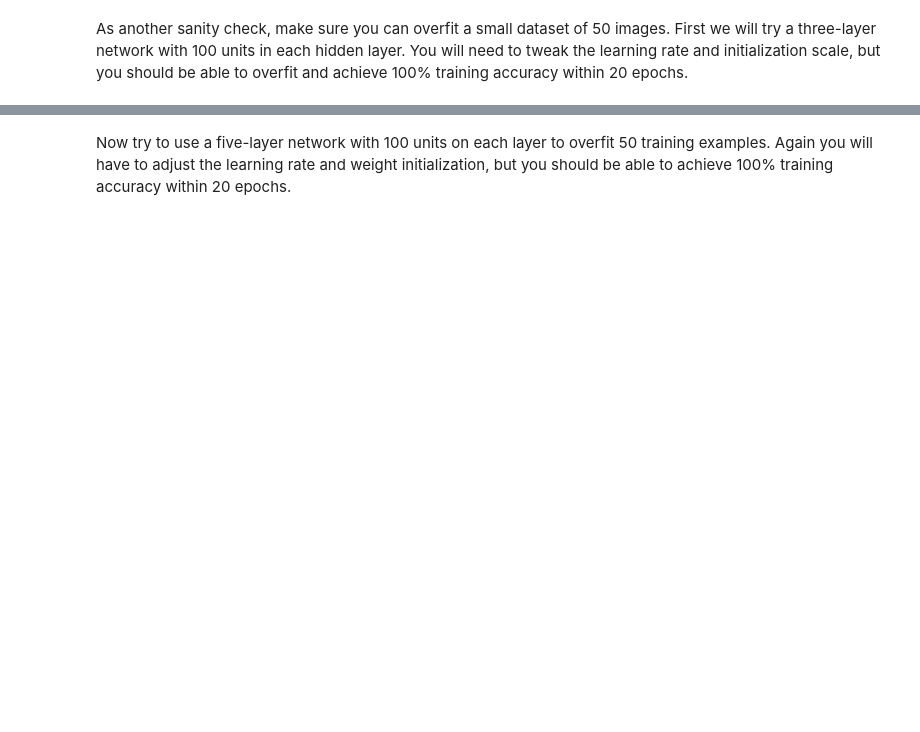
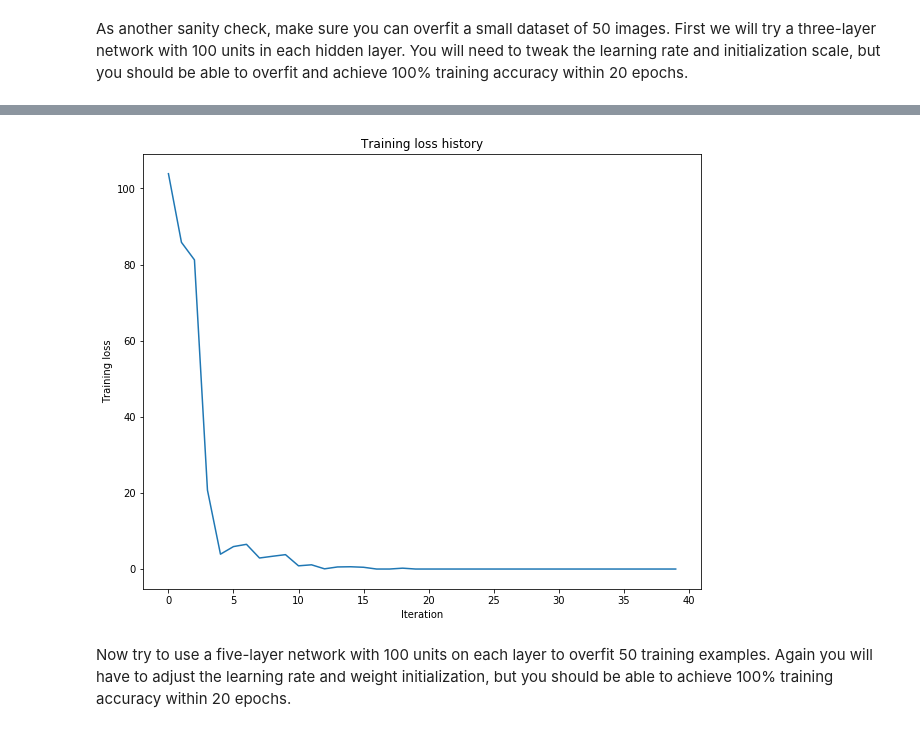
Before and after one commit to divyanshj16/cs231n, a Jupyter notebook: assignment2/FullyConnectedNets.ipynb, the cells around one changed output, grey strips where cells are left out. Drawn from its saved outputs; the diff is of its cells as text; code cells hidden in the pictures; blank space fills up the shorter version.

```diff
--- a/assignment2/FullyConnectedNets.ipynb
+++ b/assignment2/FullyConnectedNets.ipynb
@@ -389,8 +446,8 @@ small_data = {
   'y_val': data['y_val'],
 }
 
-weight_scale = 1e-2
-learning_rate = 1e-4
+weight_scale = 7e-2 # 1e-3 - doesn't converge ,1e-1 - bad loss curve
+learning_rate = 1e-3 # 1e-5
 model = FullyConnectedNet([100, 100],
               weight_scale=weight_scale, dtype=np.float64)
 solver = Solver(model, small_data,
@@ -402,8 +459,9 @@ solver = Solver(model, small_data,
          )
 solver.train()
 
-plt.plot(solver.loss_history, 'o')
+plt.plot(solver.loss_history, '-')
 plt.title('Training loss history')
 plt.xlabel('Iteration')
 plt.ylabel('Training loss')
 plt.show()
+# %% [output]
@@ -410,3 +485,4 @@ plt.show()
+[figure, added]
 # %% [markdown]
 Now try to use a five-layer network with 100 units on each layer to overfit 50 training examples. Again you will have to adjust the learning rate and weight initialization, but you should be able to achieve 100% training accuracy within 20 epochs.
 # %%
```
Also changed, not shown: parts of 12 cells of this notebook, 2 other files.
